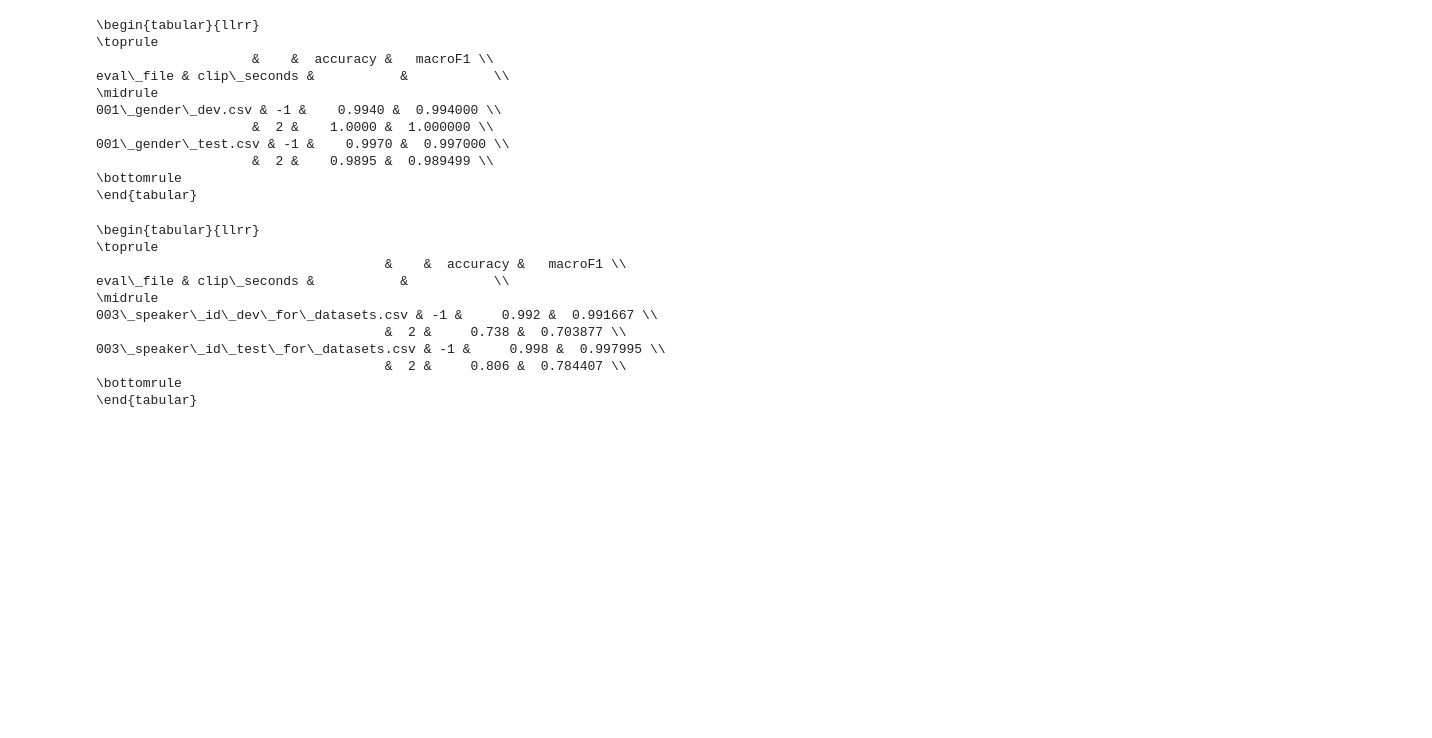
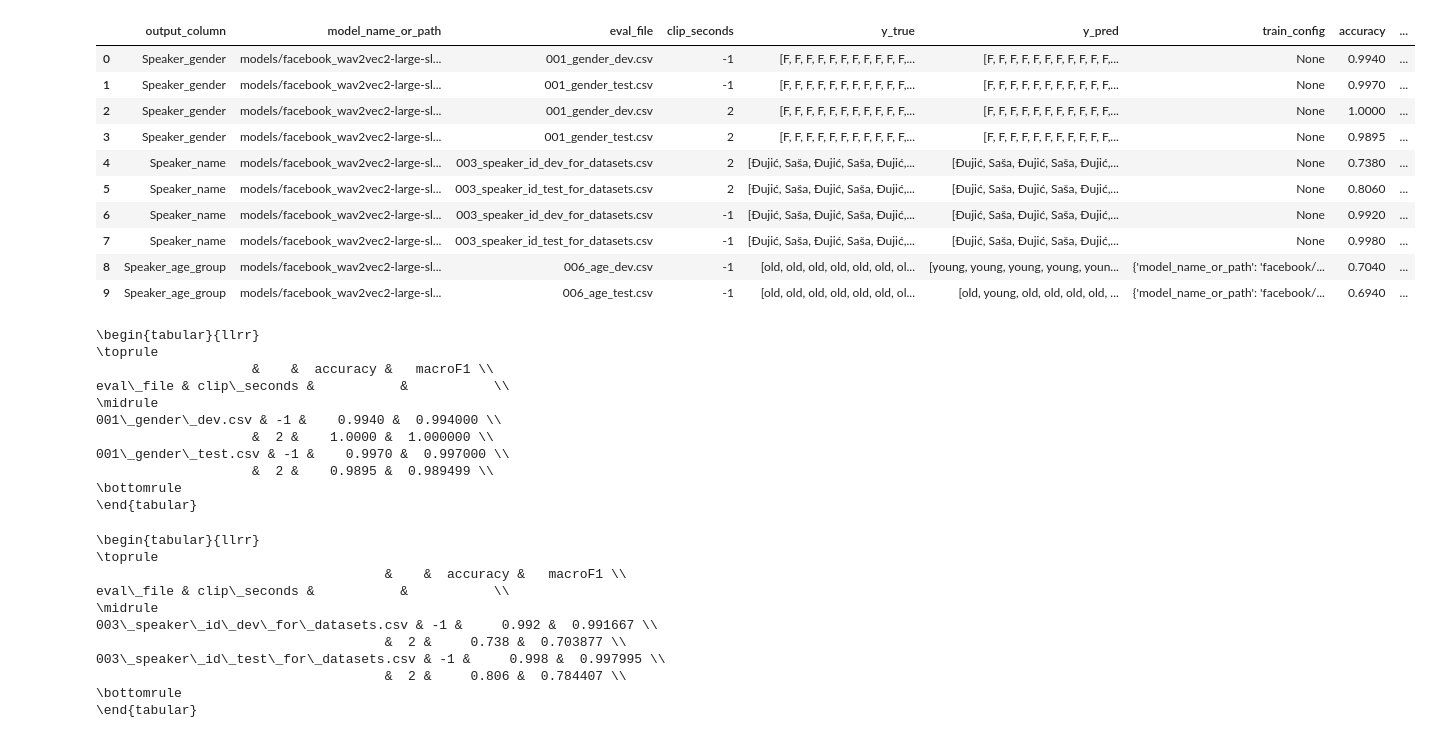
Before and after one commit to 5roop/task11, a Jupyter notebook: 009_analisis.ipynb, the cells around one changed output. Cells and saved outputs as stored; diff of their text form; code cells hidden in the pictures; blank space fills up the shorter version.

```diff
--- a/009_analisis.ipynb
+++ b/009_analisis.ipynb
@@ -1,9 +1,23 @@
 # %%
 import pandas as pd
 from sklearn.metrics import accuracy_score, f1_score
 df = pd.read_json("008_results.jsonl", orient="records", lines=True)
 df["accuracy"] = df.apply(lambda row: accuracy_score(row["y_true"], row["y_pred"]), axis=1)
 df["macroF1"] = df.apply(lambda row: f1_score(row["y_true"], row["y_pred"], average="macro"), axis=1)
+
+df
+# %% [output]
+|  | output_column | model_name_or_path | eval_file | clip_seconds | y_true | y_pred | train_config | accuracy | ... |
+| 0 | Speaker_gender | models/facebook_wav2vec2-large-sl... | 001_gender_dev.csv | -1 | [F, F, F, F, F, F, F, F, F, F, F,... | [F, F, F, F, F, F, F, F, F, F, F,... | None | 0.9940 | ... |
+| 1 | Speaker_gender | models/facebook_wav2vec2-large-sl... | 001_gender_test.csv | -1 | [F, F, F, F, F, F, F, F, F, F, F,... | [F, F, F, F, F, F, F, F, F, F, F,... | None | 0.9970 | ... |
+| 2 | Speaker_gender | models/facebook_wav2vec2-large-sl... | 001_gender_dev.csv | 2 | [F, F, F, F, F, F, F, F, F, F, F,... | [F, F, F, F, F, F, F, F, F, F, F,... | None | 1.0000 | ... |
+| 3 | Speaker_gender | models/facebook_wav2vec2-large-sl... | 001_gender_test.csv | 2 | [F, F, F, F, F, F, F, F, F, F, F,... | [F, F, F, F, F, F, F, F, F, F, F,... | None | 0.9895 | ... |
+| 4 | Speaker_name | models/facebook_wav2vec2-large-sl... | 003_speaker_id_dev_for_datasets.csv | 2 | [Đujić, Saša, Đujić, Saša, Đujić,... | [Đujić, Saša, Đujić, Saša, Đujić,... | None | 0.7380 | ... |
+| 5 | Speaker_name | models/facebook_wav2vec2-large-sl... | 003_speaker_id_test_for_datasets.csv | 2 | [Đujić, Saša, Đujić, Saša, Đujić,... | [Đujić, Saša, Đujić, Saša, Đujić,... | None | 0.8060 | ... |
+| 6 | Speaker_name | models/facebook_wav2vec2-large-sl... | 003_speaker_id_dev_for_datasets.csv | -1 | [Đujić, Saša, Đujić, Saša, Đujić,... | [Đujić, Saša, Đujić, Saša, Đujić,... | None | 0.9920 | ... |
+| 7 | Speaker_name | models/facebook_wav2vec2-large-sl... | 003_speaker_id_test_for_datasets.csv | -1 | [Đujić, Saša, Đujić, Saša, Đujić,... | [Đujić, Saša, Đujić, Saša, Đujić,... | None | 0.9980 | ... |
+| 8 | Speaker_age_group | models/facebook_wav2vec2-large-sl... | 006_age_dev.csv | -1 | [old, old, old, old, old, old, ol... | [young, young, young, young, youn... | {'model_name_or_path': 'facebook/... | 0.7040 | ... |
+| 9 | Speaker_age_group | models/facebook_wav2vec2-large-sl... | 006_age_test.csv | -1 | [old, old, old, old, old, old, ol... | [old, young, old, old, old, old, ... | {'model_name_or_path': 'facebook/... | 0.6940 | ... |
 # %%
 print(df.loc[df.output_column=="Speaker_gender", ["eval_file", "clip_seconds", "accuracy", "macroF1"]].groupby(["eval_file", "clip_seconds"]).mean().to_latex())
 # %% [output]
```
Also changed, not shown: parts of 1 cell of this notebook, 3 other files.
